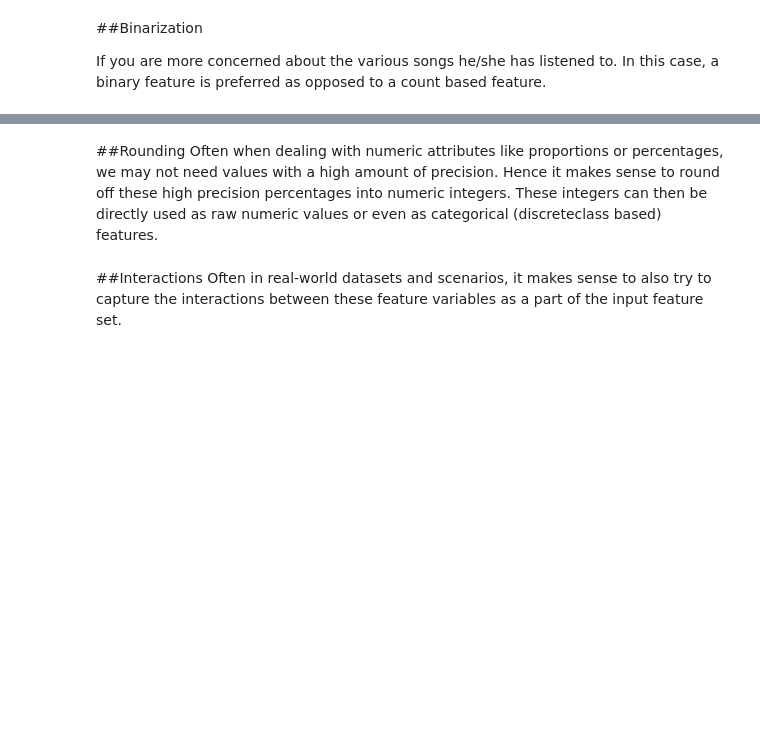
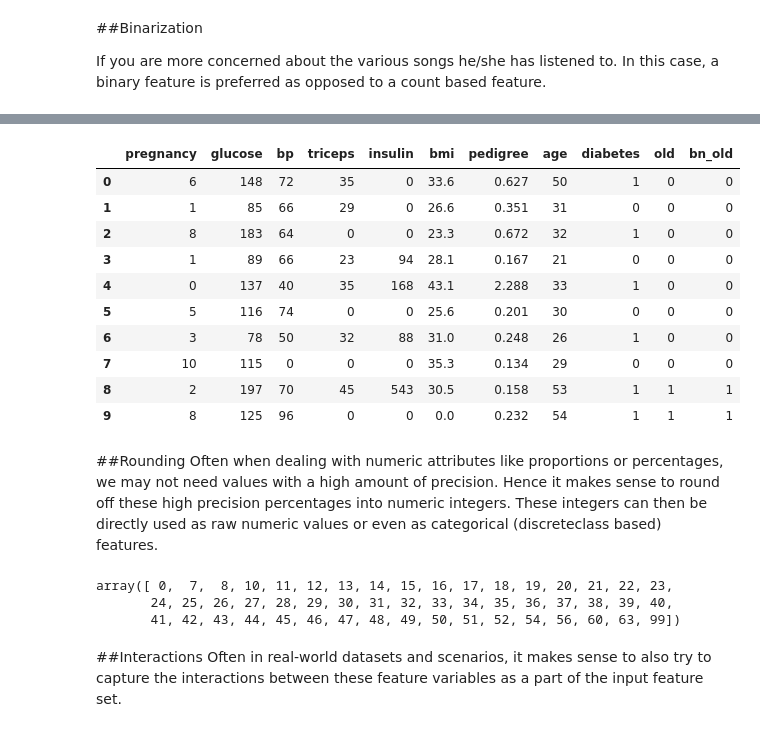
Before and after one commit to udel-cbcb/al_ml_workshop, a Jupyter notebook: Day_3/Exercises/Day_3_Exercise_Feature_Engineering.ipynb, the cells around one changed output, grey strips where cells are left out. Saved outputs shown, nothing was run; the diff lists cells and outputs as text; code cells hidden in the pictures; blank space fills up the shorter version.

```diff
--- a/Day_3/Exercises/Day_3_Exercise_Feature_Engineering.ipynb
+++ b/Day_3/Exercises/Day_3_Exercise_Feature_Engineering.ipynb
@@ -71,0 +175,4 @@ popsong_df.head(10)
+# %%
+diabetes_df = pd.read_csv('pima-indians-diabetes.csv', header=None)
+diabetes_df.columns=['pregnancy', 'glucose', 'bp', 'triceps', 'insulin', 'bmi', 'pedigree', 'age', 'diabetes']
+diabetes_df.head(10)
@@ -91,0 +208,9 @@ popsong_df.head(11)
+# %%
+# Binarize 'age' field manually
+age = np.array(diabetes_df['age'])
+old = np.array(diabetes_df['age'])
+old[age > 50] = 1
+old[age <= 50] = 0
+diabetes_df['old'] = old
+
+diabetes_df.head(10)
@@ -92,3 +229,28 @@ popsong_df.head(11)
+# %%
+# Binarize 'age' field using Binarizer
+from sklearn.preprocessing import Binarizer
+
+# Binarize data (set feature values to 0 or 1) according to a threshold.
+# Values greater than the threshold map to 1, while values less than
+# or equal to the threshold map to 0. With the default threshold of 0,
+# only positive values map to 1.
+
+bn = # Your code goes here
+bn_old = bn.transform([diabetes_df['age']])[0]
+diabetes_df['bn_old'] = bn_old
+diabetes_df.head(10)
+# %% [output]
+|  | pregnancy | glucose | bp | triceps | insulin | bmi | pedigree | age | diabetes | old | bn_old |
+| 0 | 6 | 148 | 72 | 35 | 0 | 33.6 | 0.627 | 50 | 1 | 0 | 0 |
+| 1 | 1 | 85 | 66 | 29 | 0 | 26.6 | 0.351 | 31 | 0 | 0 | 0 |
+| 2 | 8 | 183 | 64 | 0 | 0 | 23.3 | 0.672 | 32 | 1 | 0 | 0 |
+| 3 | 1 | 89 | 66 | 23 | 94 | 28.1 | 0.167 | 21 | 0 | 0 | 0 |
+| 4 | 0 | 137 | 40 | 35 | 168 | 43.1 | 2.288 | 33 | 1 | 0 | 0 |
+| 5 | 5 | 116 | 74 | 0 | 0 | 25.6 | 0.201 | 30 | 0 | 0 | 0 |
+| 6 | 3 | 78 | 50 | 32 | 88 | 31.0 | 0.248 | 26 | 1 | 0 | 0 |
+| 7 | 10 | 115 | 0 | 0 | 0 | 35.3 | 0.134 | 29 | 0 | 0 | 0 |
+| 8 | 2 | 197 | 70 | 45 | 543 | 30.5 | 0.158 | 53 | 1 | 1 | 1 |
+| 9 | 8 | 125 | 96 | 0 | 0 | 0.0 | 0.232 | 54 | 1 | 1 | 1 |
 # %% [markdown]
 ##Rounding
 Often when dealing with numeric attributes like proportions or percentages, we may not need values with a
@@ -105,9 +260,13 @@ items_popularity
 # %%
-# Creare a column 'popularity_scale_10' and rounding off the 'pop_percent' by 10
-items_popularity['popularity_scale_10'] = np.array(np.round((items_popularity['pop_percent'] * 10)), dtype='int')
+# Creare a column 'pedigree_scale_10' and rounding off the 'pedigree' by 10
+diabetes_df['pedigree_scale_10'] = np.array(np.round((diabetes_df['pedigree'] * 10)), dtype='int')
 # Creare a column 'popularity_scale_100' and rounding off the 'pop_percent' by 100
-items_popularity['popularity_scale_100'] = # Your code goes here
-items_popularity
+diabetes_df['pedigree_scale_100'] = # Your code goes here
+diabetes_df
+# %% [output]
+array([ 0,  7,  8, 10, 11, 12, 13, 14, 15, 16, 17, 18, 19, 20, 21, 22, 23,
+       24, 25, 26, 27, 28, 29, 30, 31, 32, 33, 34, 35, 36, 37, 38, 39, 40,
+       41, 42, 43, 44, 45, 46, 47, 48, 49, 50, 51, 52, 54, 56, 60, 63, 99])
 # %% [markdown]
 ##Interactions
 Often in real-world datasets and scenarios, it makes sense to also try to capture the
```
Also changed, not shown: parts of 48 cells of this notebook, 4 other files.
